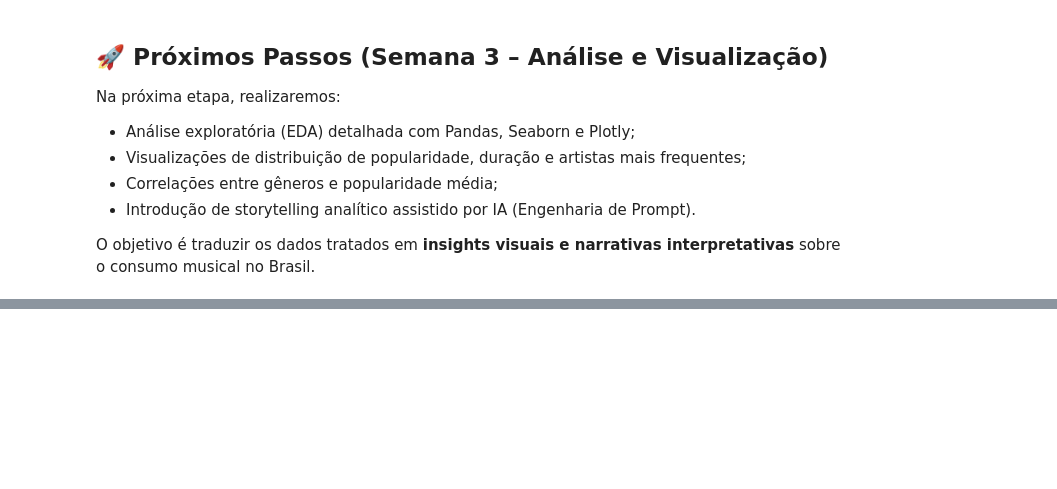
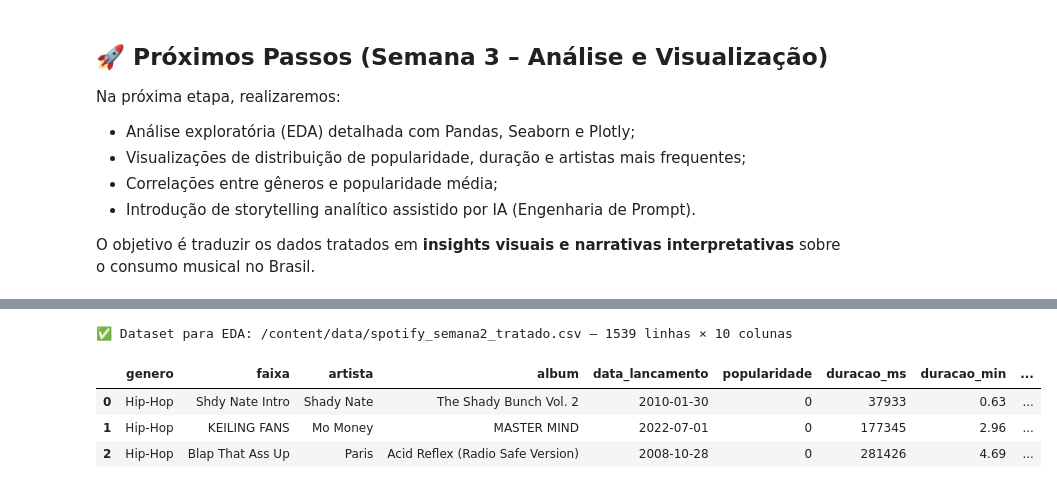
Before and after one commit to PadawanXXVI/spotify-data-storytelling, a Jupyter notebook: spotify.ipynb, the cells around one changed output, grey strips where cells are left out. Cells and saved outputs as stored; diff of their text form; code cells hidden in the pictures; blank space fills up the shorter version.

```diff
--- a/spotify.ipynb
+++ b/spotify.ipynb
@@ -389,0 +395,26 @@ O objetivo é traduzir os dados tratados em **insights visuais e narrativas inte
+# %%
+# Carrega o dataset tratado (caminho robusto para Colab e local)
+import os
+import pandas as pd
+
+possible_paths = [
+    "/content/data/spotify_semana2_tratado.csv",
+    "spotify_semana2_tratado.csv",
+    "./data/spotify_semana2_tratado.csv"
+]
+
+csv_path = next((p for p in possible_paths if os.path.exists(p)), possible_paths[0])
+df = pd.read_csv(csv_path)
+
+# Garante tipos e cria ano_lancamento
+df["data_lancamento"] = pd.to_datetime(df["data_lancamento"], errors="coerce")
+df["ano_lancamento"] = df["data_lancamento"].dt.year
+
+print(f"✅ Dataset para EDA: {csv_path} — {df.shape[0]} linhas × {df.shape[1]} colunas")
+display(df.head(3))
+# %% [output]
+✅ Dataset para EDA: /content/data/spotify_semana2_tratado.csv — 1539 linhas × 10 colunas
+|  | genero | faixa | artista | album | data_lancamento | popularidade | duracao_ms | duracao_min | ... |
+| 0 | Hip-Hop | Shdy Nate Intro | Shady Nate | The Shady Bunch Vol. 2 | 2010-01-30 | 0 | 37933 | 0.63 | ... |
+| 1 | Hip-Hop | KEILING FANS | Mo Money | MASTER MIND | 2022-07-01 | 0 | 177345 | 2.96 | ... |
+| 2 | Hip-Hop | Blap That Ass Up | Paris | Acid Reflex (Radio Safe Version) | 2008-10-28 | 0 | 281426 | 4.69 | ... |
```
Also changed, not shown: parts of 14 cells of this notebook.
